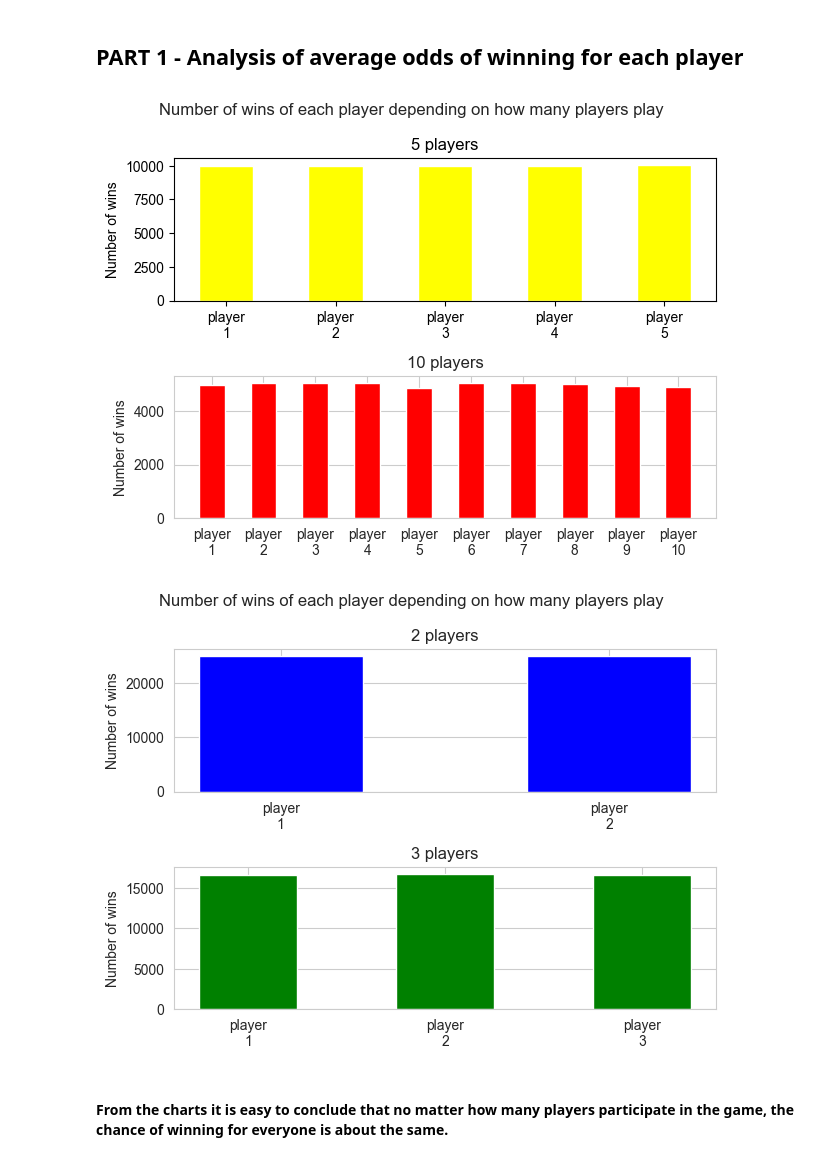
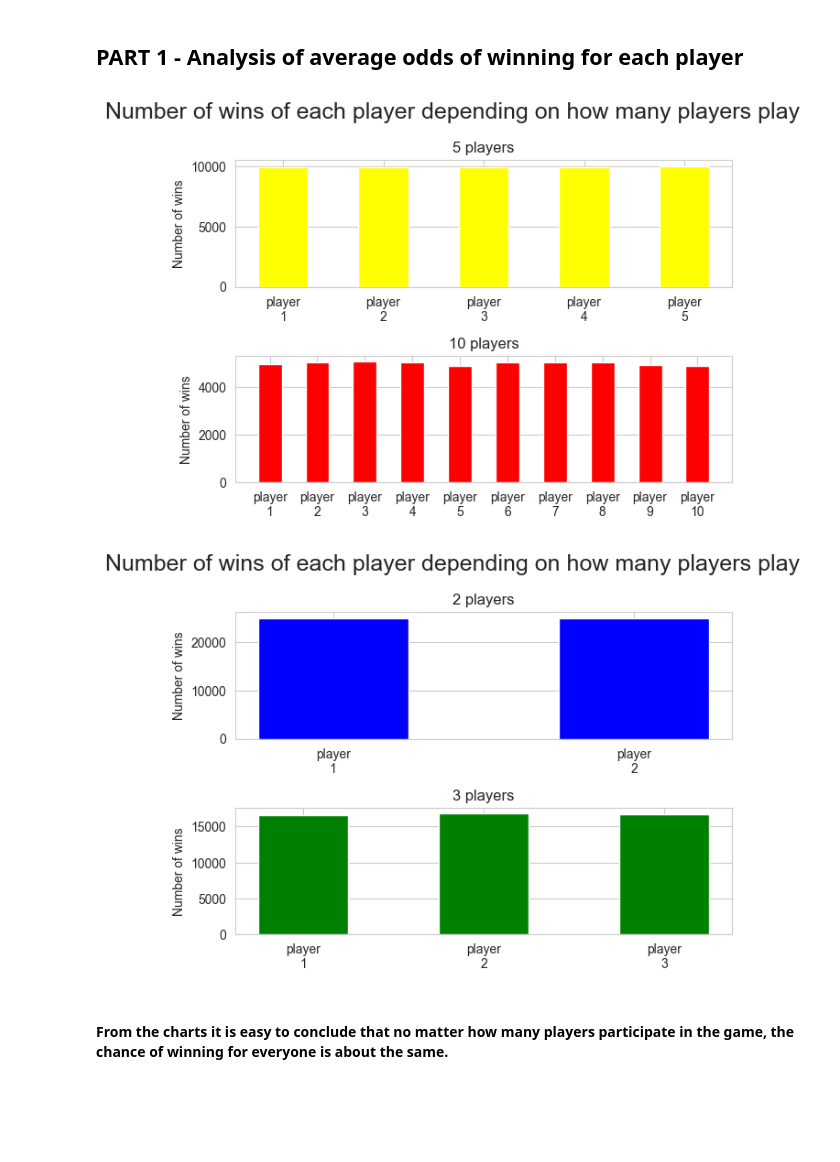
Before and after one commit to AntoniPoszkuta/poker_stats, a Jupyter notebook: wykresy.ipynb, the cells around one changed output. Cells and saved outputs as stored; diff of their text form; code cells hidden in the pictures; blank space fills up the shorter version.

```diff
--- a/wykresy.ipynb
+++ b/wykresy.ipynb
@@ -7,24 +7,24 @@
 # %%
 import pandas as pd
 import numpy as np
 import matplotlib.pyplot as plt
 import seaborn as sns
 
 for i,x in enumerate([5,10]):
     colors = ['yellow','red']
     plt.subplot(2,1,i+1)
     with open(f"example_results\\{x}_players_players.csv") as data:
         sns.set_style("whitegrid")
         data = pd.DataFrame(pd.read_csv(data))
         players = np.array([f'player\n{n}' for n in range(1,len(data)+1)])
         plt.bar(players,data["Number of wins"], color=colors[i], width=0.5)
         plt.ylabel("Number of wins")
         plt.title(f"{x} players")
 
-plt.suptitle("Number of wins of each player depending on how many players play")
+plt.suptitle("Number of wins of each player depending on how many players play",fontsize=18)
 plt.tight_layout()
 # %% [output]
-[figure, old version]
+[figure, new version]
 # %%
 for i,x in enumerate([2,3]):
     colors = ['blue','green']
@@ -37,10 +37,10 @@ for i,x in enumerate([2,3]):
         plt.ylabel("Number of wins")
         plt.title(f"{x} players")
 
-plt.suptitle("Number of wins of each player depending on how many players play")
+plt.suptitle("Number of wins of each player depending on how many players play",fontsize=18)
 plt.tight_layout()
 # %% [output]
-[figure, old version]
+[figure, new version]
 # %% [markdown]
 #### From the charts it is easy to conclude that no matter how many players participate in the game, the chance of winning for everyone is about the same.
 # %% [markdown]
```
Also changed, not shown: parts of 5 cells of this notebook.
